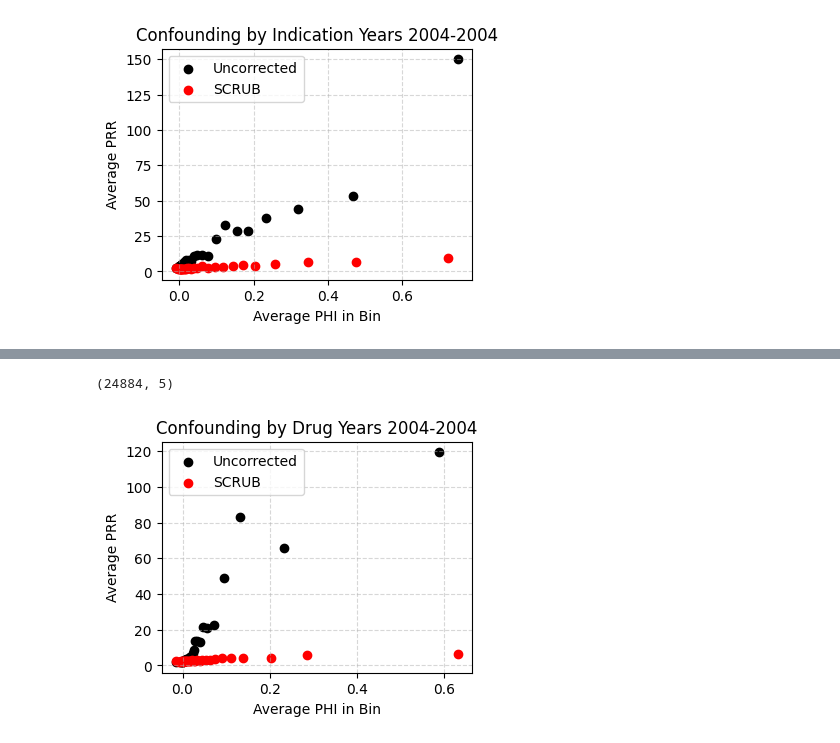
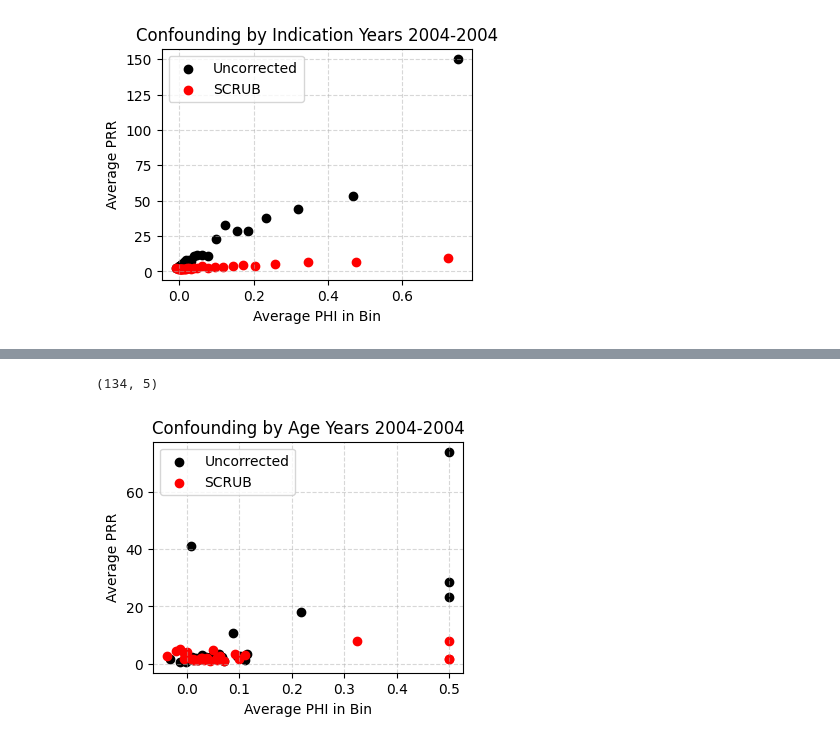
Before and after one commit to tatonetti-lab/offsides, a Jupyter notebook: notebooks/biased_by_confounders.ipynb, the cells around one changed output, grey strips where cells are left out. Drawn from its saved outputs; the diff is of its cells as text; code cells hidden in the pictures.

Commit message:
added updated biase by confounders; updated est assoc stats; and hdpsm; added two evals

```diff
--- a/notebooks/biased_by_confounders.ipynb
+++ b/notebooks/biased_by_confounders.ipynb
@@ -125,6 +125,7 @@ def confounder_drug_reaction_correlation(
 # Load DataFrames
 start_year = 2004
 end_year = 2004
+min_threshold_for_drug = 10
 dfs = load_csv_files(start_year, end_year)
 # %% [output]
 Loaded 11217 rows from ../results/2004-2004/indication_reaction_associations.csv. Stored at key: ind_rea_df
@@ -141,7 +142,7 @@ indications = confounder_drug_reaction_correlation(
     dfs['ind_drug_df'], # DataFrame for confounder-drug links
     dfs['drug_rea_df'], # DataFrame for drug-reaction links
     conf_rea_threshold=10,  # Identify strong indication-reaction links
-    min_threshold_for_drug=40,  # Threshold for PRR in drugs
+    min_threshold_for_drug=min_threshold_for_drug,  # Threshold for PRR in drugs
     num_bins=30, # Number of bins to group data in plot
     type='mean', # calculate proportion above threshold or mean
     conf_rea_col = 'PRR', # statistic to use for confounder-reaction relationship
@@ -155,14 +156,14 @@ indications = confounder_drug_reaction_correlation(
 psm_10_5_df = pd.read_csv('../results/2004-2004/hdpsm_nrep10_mratio5_drug_reaction_associations.csv')
 psm_10_5_df.head()
 
-rep0 = psm_10_5_df[psm_10_5_df['replicate']==0]
+rep0 = psm_10_5_df[(psm_10_5_df['replicate']==0) & (psm_10_5_df['patient_sex']=='All')]
 
 _ = confounder_drug_reaction_correlation(
     dfs['ind_rea_df'],  # DataFrame for confounder-reaction links
     dfs['ind_drug_df'], # DataFrame for confounder-drug links
     rep0, # DataFrame for drug-reaction links
     conf_rea_threshold=10,  # Identify strong indication-reaction links
-    min_threshold_for_drug=40,  # Threshold for PRR in drugs
+    min_threshold_for_drug=min_threshold_for_drug,  # Threshold for PRR in drugs
     num_bins=30, # Number of bins to group data in plot
     type='mean', # calculate proportion above threshold or mean
     conf_rea_col = 'PRR', # statistic to use for confounder-reaction relationship
@@ -199,41 +266,39 @@ indications.sort_values(by='PRR_drug_rea', ascending=False).head(20)
 # %%
-conf_drug_rea_df = dfs['drug_rea_df'].copy()
-conf_drug_rea_df.rename(columns={'drug': 'conf_drug'}, inplace=True)
-
-drugs = confounder_drug_reaction_correlation(
-    conf_drug_rea_df,  # DataFrame for confounder-reaction links
-    dfs['drug_drug_df'], # DataFrame for confounder-drug links
+ages = confounder_drug_reaction_correlation(
+    dfs['age_rea_df'],  # DataFrame for confounder-reaction links
+    dfs['age_drug_df'], # DataFrame for confounder-drug links
     dfs['drug_rea_df'], # DataFrame for drug-reaction links
     conf_rea_threshold=10,  # Identify strong indication-reaction links
-    min_threshold_for_drug=40,  # Threshold for PRR in drugs
+    min_threshold_for_drug=min_threshold_for_drug,  # Threshold for PRR in drugs
     num_bins=30, # Number of bins to group data in plot
     type='mean', # calculate proportion above threshold or mean
     conf_rea_col = 'PRR', # statistic to use for confounder-reaction relationship
     conf_drug_col = 'PHI', # statistic to use for confounder-drug relationship
     drug_rea_col = 'PRR', # statistic to use for drug-reaction relationship
-    conf_col_name='conf_drug', # name of confounder
-    title = f'Confounding by Drug Years {start_year}-{end_year}',
+    conf_col_name='age', # name of confounder
+    title = f'Confounding by Age Years {start_year}-{end_year}',
     label='Uncorrected'
 )
 
 _ = confounder_drug_reaction_correlation(
-    conf_drug_rea_df,  # DataFrame for confounder-reaction links
-    dfs['drug_drug_df'], # DataFrame for confounder-drug links
+    dfs['age_rea_df'],  # DataFrame for confounder-reaction links
+    dfs['age_drug_df'], # DataFrame for confounder-drug links
     rep0, # DataFrame for drug-reaction links
     conf_rea_threshold=10,  # Identify strong indication-reaction links
-    min_threshold_for_drug=40,  # Threshold for PRR in drugs
+    min_threshold_for_drug=min_threshold_for_drug,  # Threshold for PRR in drugs
     num_bins=30, # Number of bins to group data in plot
     type='mean', # calculate proportion above threshold or mean
     conf_rea_col = 'PRR', # statistic to use for confounder-reaction relationship
     conf_drug_col = 'PHI', # statistic to use for confounder-drug relationship
     drug_rea_col = 'PRR', # statistic to use for drug-reaction relationship
-    conf_col_name='conf_drug', # name of confounder
-    title = f'Confounding by Drug Years {start_year}-{end_year}',
-    newfig=False, color='red', label='SCRUB'
+    conf_col_name='age', # name of confounder
+    title = f'Confounding by Age Years {start_year}-{end_year}',
+    label='SCRUB',
+    newfig=False, color='red'
 )
 plt.legend()
-drugs.shape
+ages.shape
 # %% [output]
-(24884, 5)
+(134, 5)
-[figure, old version]
+[figure, new version]
 # %%
```
Also changed, not shown: parts of 10 cells of this notebook, 4 other files.
